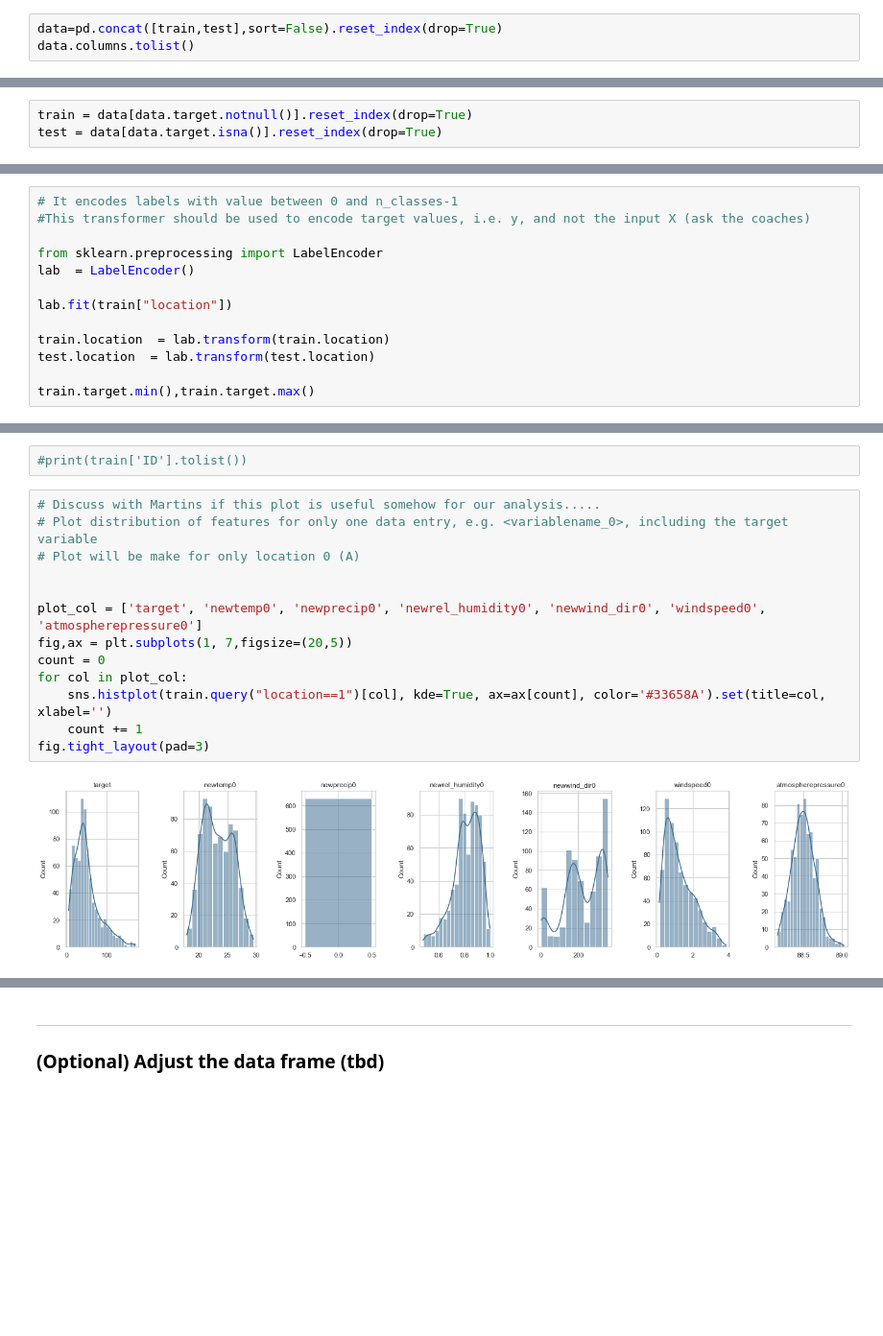
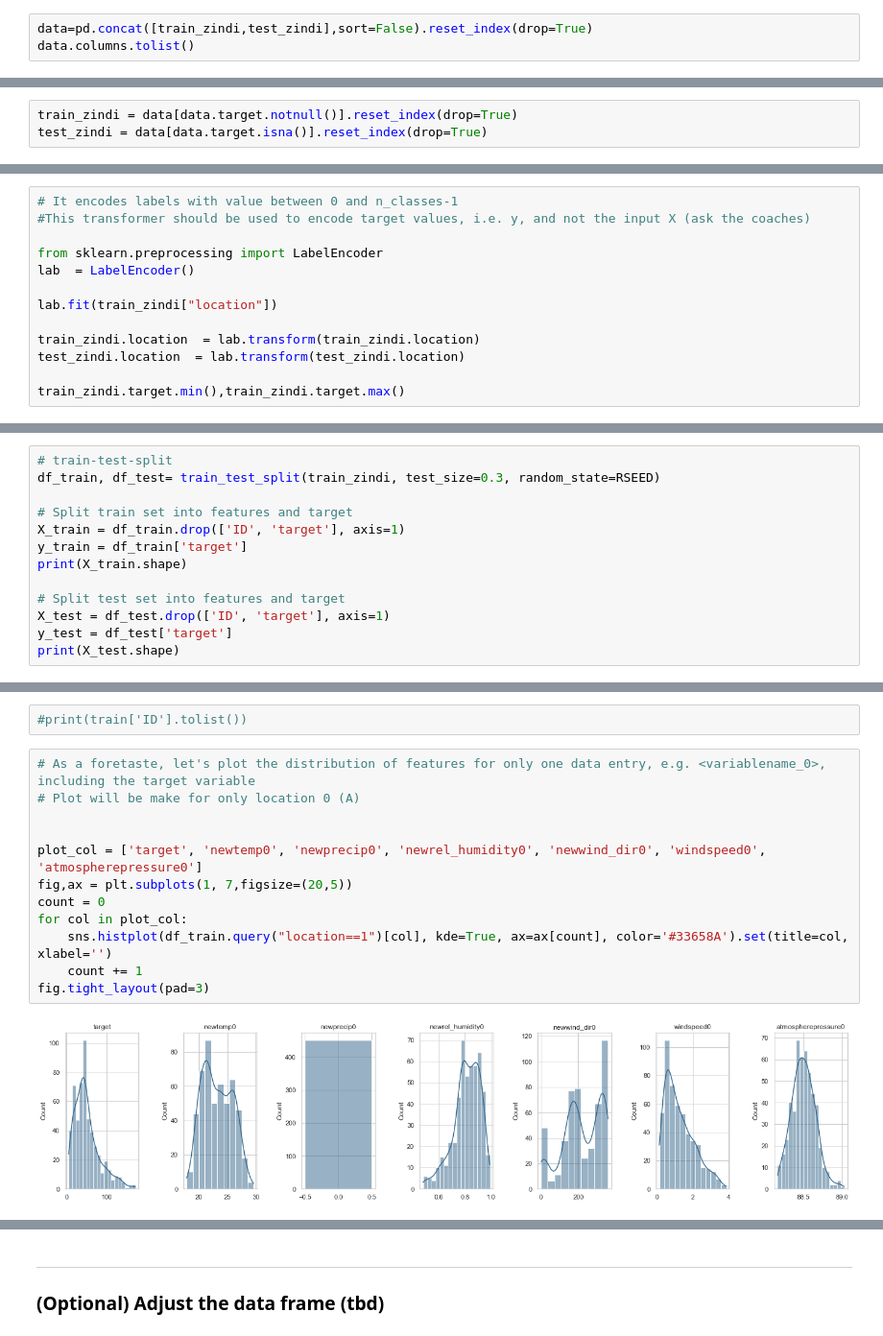
Before and after one commit to jocalbertodiaz/Air_Quality_Forecast_Project, a Jupyter notebook: Air_quality_forecast.ipynb, the cells around one changed output, grey strips where cells are left out. Shown at 96% size. Drawn from its saved outputs; the diff is of its cells as text; blank space fills up the shorter version.

```diff
--- a/Air_quality_forecast.ipynb
+++ b/Air_quality_forecast.ipynb
@@ -141,7 +130,7 @@ def aggregate_features(x,col_name):
 def remove_nan_values(x):
     return [e for e in x if not math.isnan(e)]
 # %%
-data=pd.concat([train,test],sort=False).reset_index(drop=True)
+data=pd.concat([train_zindi,test_zindi],sort=False).reset_index(drop=True)
 data.columns.tolist()
 # %% [output]
 ['ID',
@@ -178,8 +167,8 @@ for col_name in tqdm(features):
 # %%
 data.drop(features,1,inplace=True)
 # %%
-train = data[data.target.notnull()].reset_index(drop=True)
-test = data[data.target.isna()].reset_index(drop=True)
+train_zindi = data[data.target.notnull()].reset_index(drop=True)
+test_zindi = data[data.target.isna()].reset_index(drop=True)
 # %%
 del data
 gc.collect()
@@ -244,12 +234,12 @@ Test data
 from sklearn.preprocessing import LabelEncoder
 lab  = LabelEncoder()
 
-lab.fit(train["location"])
+lab.fit(train_zindi["location"])
 
-train.location  = lab.transform(train.location)
-test.location  = lab.transform(test.location)
+train_zindi.location  = lab.transform(train_zindi.location)
+test_zindi.location  = lab.transform(test_zindi.location)
 
-train.target.min(),train.target.max()
+train_zindi.target.min(),train_zindi.target.max()
 # %% [output]
 (1.4526190476190477, 475.82)
 # %% [markdown]
@@ -293,0 +281,13 @@ y_test = test['target']
+# %%
+# train-test-split
+df_train, df_test= train_test_split(train_zindi, test_size=0.3, random_state=RSEED)
+
+# Split train set into features and target
+X_train = df_train.drop(['ID', 'target'], axis=1)
+y_train = df_train['target']
+print(X_train.shape)
+
+# Split test set into features and target
+X_test = df_test.drop(['ID', 'target'], axis=1)
+y_test = df_test['target']
+print(X_test.shape)
@@ -336,20 +339,19 @@ Index(['ID', 'location', 'target', 'newtemp0', 'newprecip0',
 # %%
 #print(train['ID'].tolist())
 # %%
-# Discuss with Martins if this plot is useful somehow for our analysis.....
-# Plot distribution of features for only one data entry, e.g. <variablename_0>, including the target variable
+# As a foretaste, let's plot the distribution of features for only one data entry, e.g. <variablename_0>, including the target variable
 # Plot will be make for only location 0 (A)
 
 
 plot_col = ['target', 'newtemp0', 'newprecip0', 'newrel_humidity0', 'newwind_dir0', 'windspeed0', 'atmospherepressure0']
 fig,ax = plt.subplots(1, 7,figsize=(20,5))
 count = 0
 for col in plot_col:
-    sns.histplot(train.query("location==1")[col], kde=True, ax=ax[count], color='#33658A').set(title=col, xlabel='')
+    sns.histplot(df_train.query("location==1")[col], kde=True, ax=ax[count], color='#33658A').set(title=col, xlabel='')
     count += 1
 fig.tight_layout(pad=3)
 # %% [output]
-[figure, old version]
+[figure, new version]
 # %%
 # Here example for location == 2 (C)
 plot_col = ['target','newtemp0', 'newprecip0', 'newrel_humidity0', 'newwind_dir0', 'windspeed0', 'atmospherepressure0']
```
Also changed, not shown: parts of 63 cells of this notebook, 7 other files.
